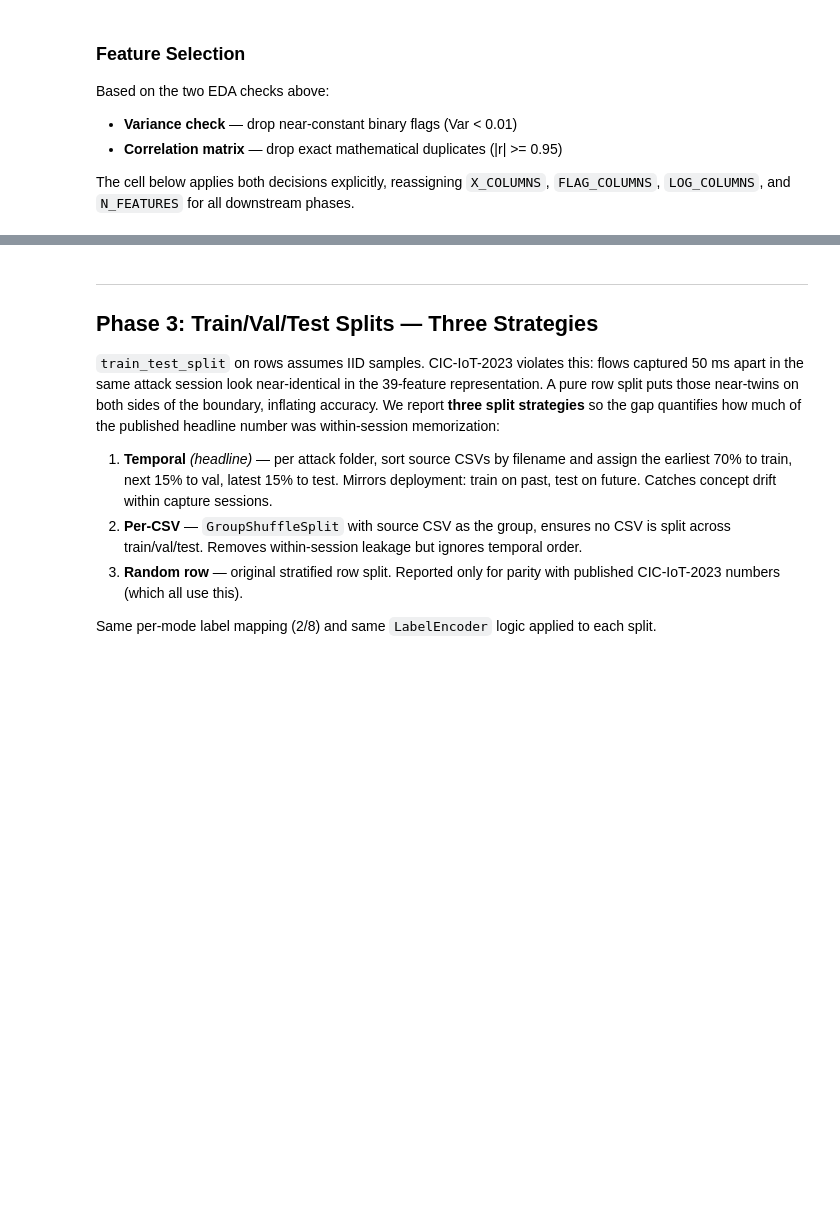
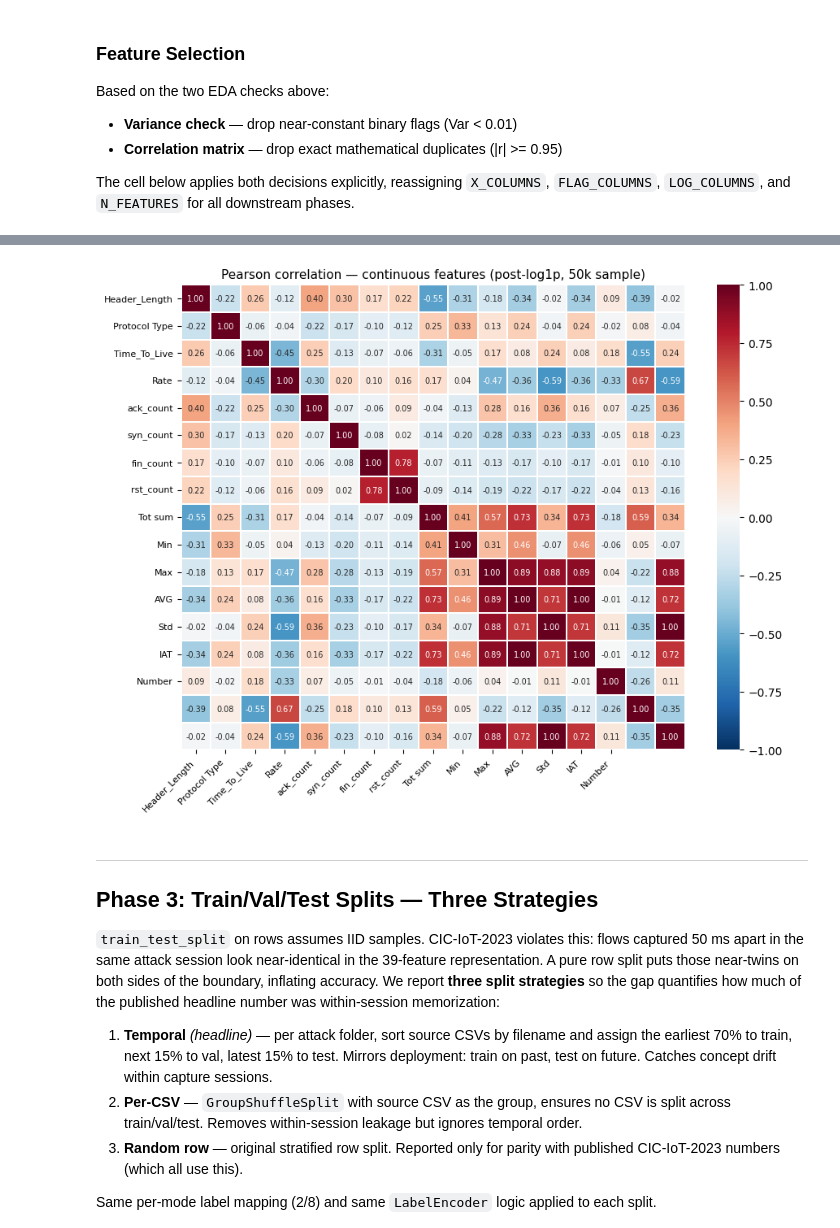
Before and after one commit to RaresMarta/cic-iot2023-detection-system, a Jupyter notebook: ids_pipeline.ipynb, the cells around one changed output, grey strips where cells are left out. Drawn from its saved outputs; the diff is of its cells as text; code cells hidden in the pictures; blank space fills up the shorter version.

```diff
--- a/ids_pipeline.ipynb
+++ b/ids_pipeline.ipynb
@@ -442,3 +452,20 @@ print(f'X_COLUMNS: {X_COLUMNS}')
+# %%
+# heat map of correlations between the remaining features
+fig, ax = plt.subplots(figsize=(9, 7))
+sns.heatmap(
+    corr, xticklabels=LOG_COLUMNS, yticklabels=LOG_COLUMNS,
+    cmap='RdBu_r', center=0, vmin=-1, vmax=1,
+    annot=True, fmt='.2f', annot_kws={'size': 7},
+    linewidths=0.3, ax=ax,
+)
+ax.set_title('Pearson correlation — continuous features (post-log1p, 50k sample)', fontsize=11)
+plt.xticks(rotation=45, ha='right', fontsize=8)
+plt.yticks(rotation=0, fontsize=8)
+plt.tight_layout()
+plt.savefig('docs/report/figures/pearson_corr.png', dpi=140, bbox_inches='tight')
+plt.show()
+# %% [output]
+[figure, added]
 # %% [markdown]
 ---
 ## Phase 3: Train/Val/Test Splits — Three Strategies
```
Also changed, not shown: parts of 19 cells of this notebook, 12 other files.
